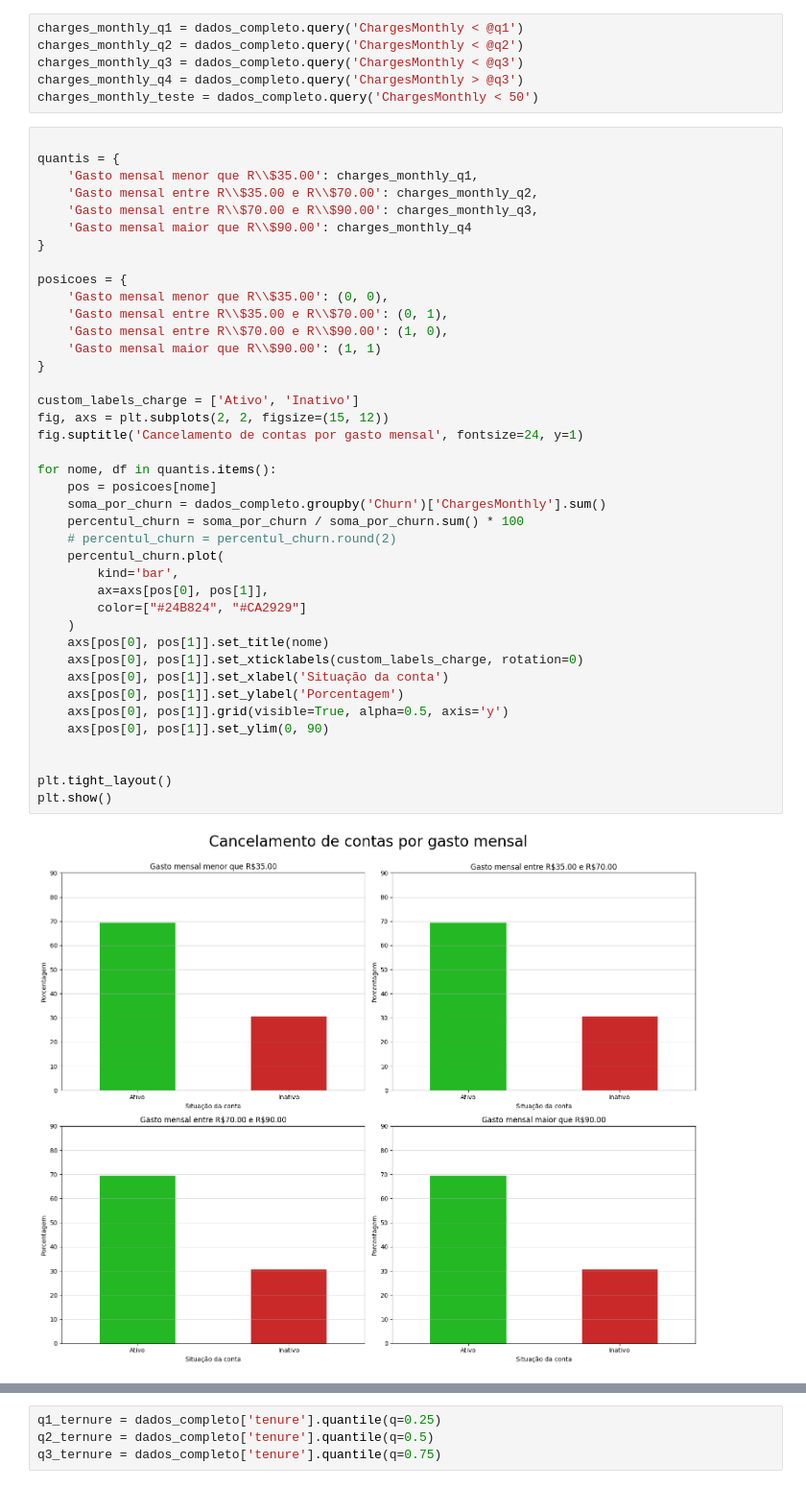
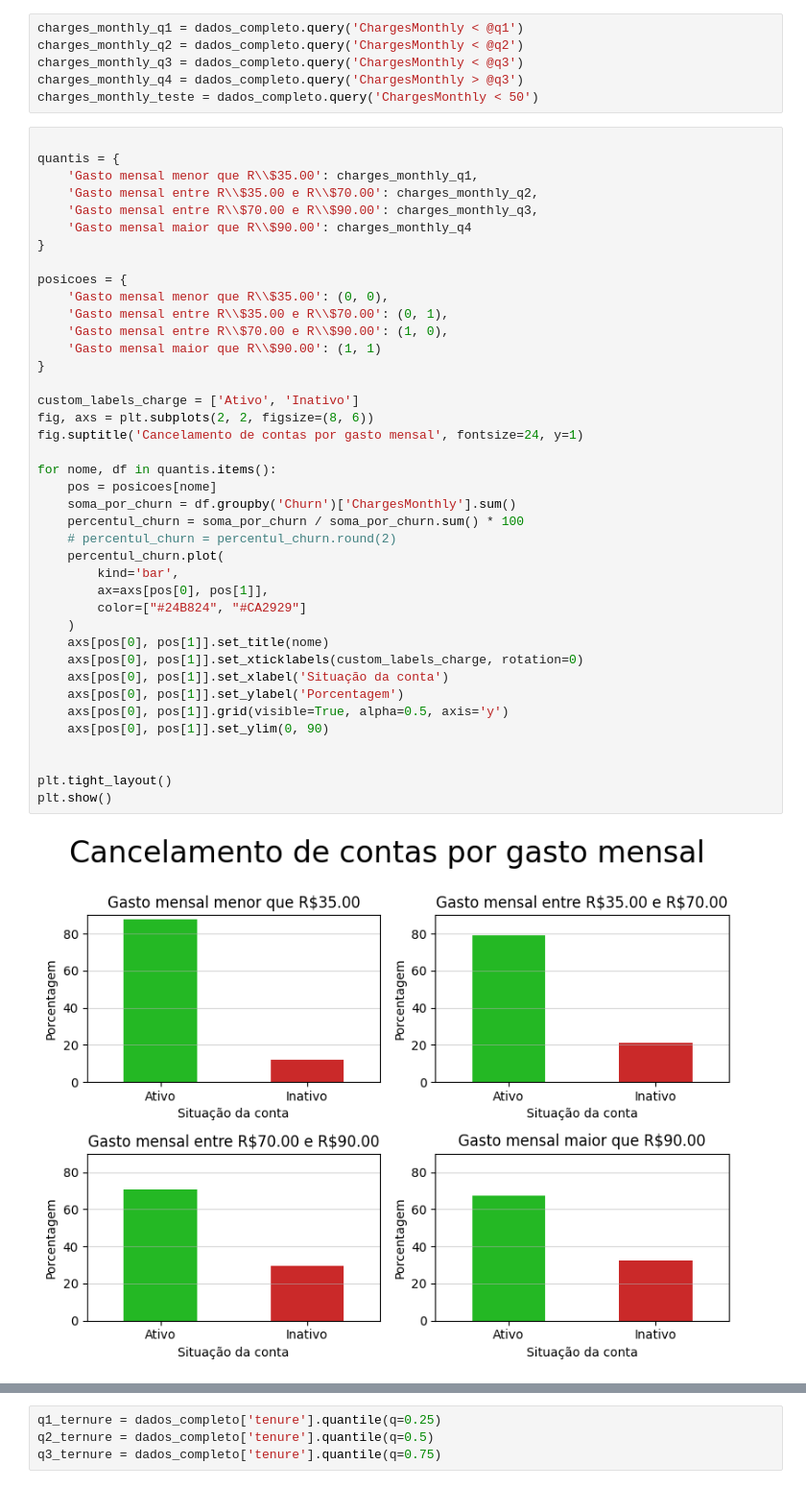
Before and after one commit to BrunoMoraesBSM/DesafioTelecomX, a Jupyter notebook: Challenge.ipynb, the cells around one changed output, grey strips where cells are left out. Shown at 96% size. Drawn from its saved outputs; the diff is of its cells as text.

```diff
--- a/Challenge.ipynb
+++ b/Challenge.ipynb
@@ -96,36 +97,36 @@ quantis = {
 posicoes = {
     'Gasto mensal menor que R\\$35.00': (0, 0),
     'Gasto mensal entre R\\$35.00 e R\\$70.00': (0, 1),
     'Gasto mensal entre R\\$70.00 e R\\$90.00': (1, 0),
     'Gasto mensal maior que R\\$90.00': (1, 1)
 }
 
 custom_labels_charge = ['Ativo', 'Inativo']
-fig, axs = plt.subplots(2, 2, figsize=(15, 12))
+fig, axs = plt.subplots(2, 2, figsize=(8, 6))
 fig.suptitle('Cancelamento de contas por gasto mensal', fontsize=24, y=1)
 
 for nome, df in quantis.items():
     pos = posicoes[nome]
-    soma_por_churn = dados_completo.groupby('Churn')['ChargesMonthly'].sum()
+    soma_por_churn = df.groupby('Churn')['ChargesMonthly'].sum()
     percentul_churn = soma_por_churn / soma_por_churn.sum() * 100
     # percentul_churn = percentul_churn.round(2)
     percentul_churn.plot(
         kind='bar',
         ax=axs[pos[0], pos[1]],
         color=["#24B824", "#CA2929"]
     )
     axs[pos[0], pos[1]].set_title(nome)
     axs[pos[0], pos[1]].set_xticklabels(custom_labels_charge, rotation=0)
     axs[pos[0], pos[1]].set_xlabel('Situação da conta')
     axs[pos[0], pos[1]].set_ylabel('Porcentagem')
     axs[pos[0], pos[1]].grid(visible=True, alpha=0.5, axis='y')
     axs[pos[0], pos[1]].set_ylim(0, 90)
 
 
 plt.tight_layout()
 plt.show()
 # %% [output]
-[figure, old version]
+[figure, new version]
 # %%
 custom_labels_charge = ['Ativo', 'Cancelada']
 
```
Also changed, not shown: parts of 12 cells of this notebook, 1 other file.
